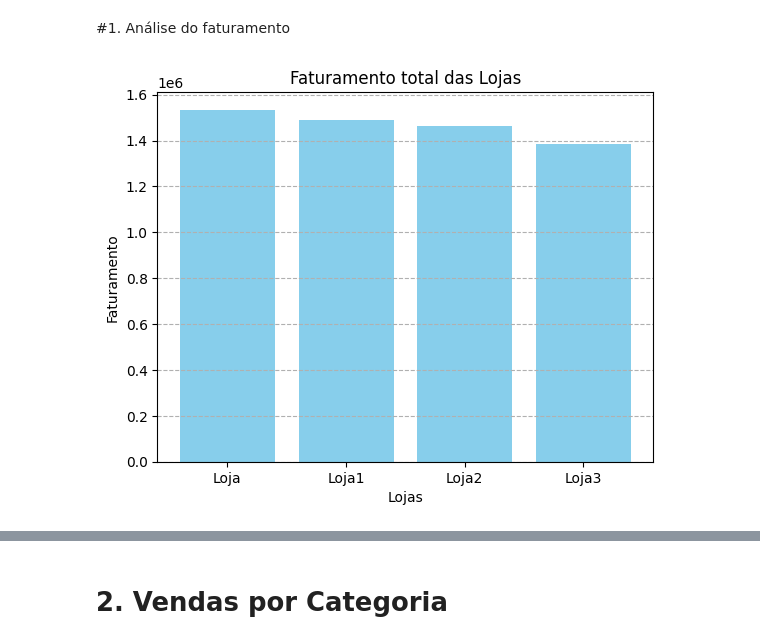
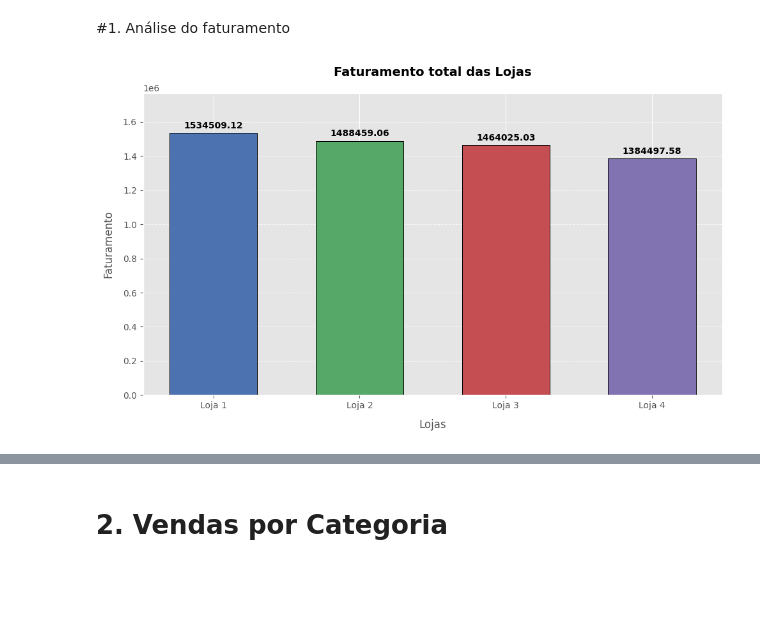
Before and after one commit to nbrasil/AluraStore, a Jupyter notebook: AluraStoreBr.ipynb, the cells around one changed output, grey strips where cells are left out. Drawn from its saved outputs; the diff is of its cells as text; code cells hidden in the pictures; blank space fills up the shorter version.

```diff
--- a/AluraStoreBr.ipynb
+++ b/AluraStoreBr.ipynb
@@ -31,20 +32,39 @@ faturamento_loja = faturamento(loja)
 faturamento_loja2 = faturamento(loja2)
 faturamento_loja3 = faturamento(loja3)
 faturamento_loja4 = faturamento(loja4)
-# %%
-import matplotlib.pyplot as plt
-faturamentos = [faturamento_loja, faturamento_loja2, faturamento_loja3, faturamento_loja4]
-
-def grafico_barras(conteudo, titulo_principal, titulo_vertical):
-    categorias = ['Loja', 'Loja1', 'Loja2', 'Loja3']
-    plt.bar(categorias, conteudo, color='skyblue')
-    plt.title(titulo_principal)  # Título
-    plt.xlabel('Lojas')          # Rótulo do eixo X
-    plt.ylabel(titulo_vertical)      # Rótulo do eixo Y
-    plt.grid(axis='y', linestyle='--', alpha=1)  # Grade horizontal
-    plt.show()
-
-faturamento_lojas = grafico_barras(faturamentos, "Faturamento total das Lojas", "Faturamento")
-# %% [output]
-[figure, removed]
+# %%
+
+def grafico_barras(conteudo, titulo_principal, titulo_vertical):
+    categorias = ['Loja 1', 'Loja 2', 'Loja 3', 'Loja 4']
+    cores = ['#4C72B0', '#55A868', '#C44E52', '#8172B2']
+    plt.style.use('ggplot')
+    fig, ax = plt.subplots(figsize=(10, 6))
+    barras = ax.bar(categorias, conteudo, color=cores, edgecolor='black', linewidth=0.7, width=0.6)
+    for barra in barras:
+        height = barra.get_height()
+        ax.annotate(f'{height:.2f}',
+                    xy=(barra.get_x() + barra.get_width() / 2, height),
+                    xytext=(0, 3),
+                    textcoords="offset points",
+                    ha='center', va='bottom',
+                    fontsize=10, fontweight='bold')
+    ax.set_title(titulo_principal, fontsize=14, fontweight='bold', pad=20)
+    ax.set_xlabel('Lojas', fontsize=12, labelpad=10)
+    ax.set_ylabel(titulo_vertical, fontsize=12, labelpad=10)
+    for spine in ['top', 'right']:
+        ax.spines[spine].set_visible(False)
+    ax.grid(axis='y', linestyle='--', alpha=0.7)
+    ax.set_axisbelow(True)
+    ax.set_ylim(0, max(conteudo) * 1.15)
+    plt.xticks(fontsize=10)
+    plt.yticks(fontsize=10)
+    plt.tight_layout()
+
+    plt.show()
+
+faturamentos = [faturamento_loja, faturamento_loja2, faturamento_loja3, faturamento_loja4]
+
+faturamento_lojas = grafico_barras(faturamentos, "Faturamento total das Lojas", "Faturamento")
+# %% [output]
+[figure, added]
 # %% [markdown]
```
Also changed, not shown: parts of 11 cells of this notebook.
